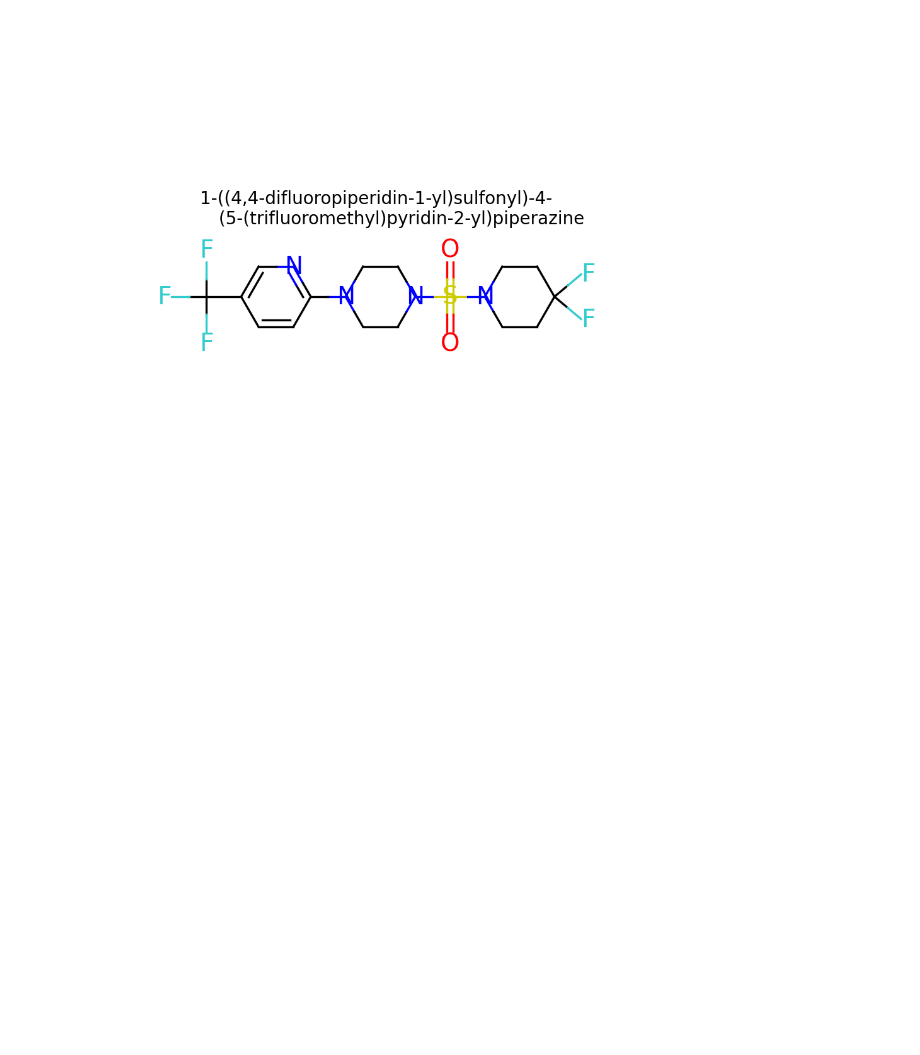
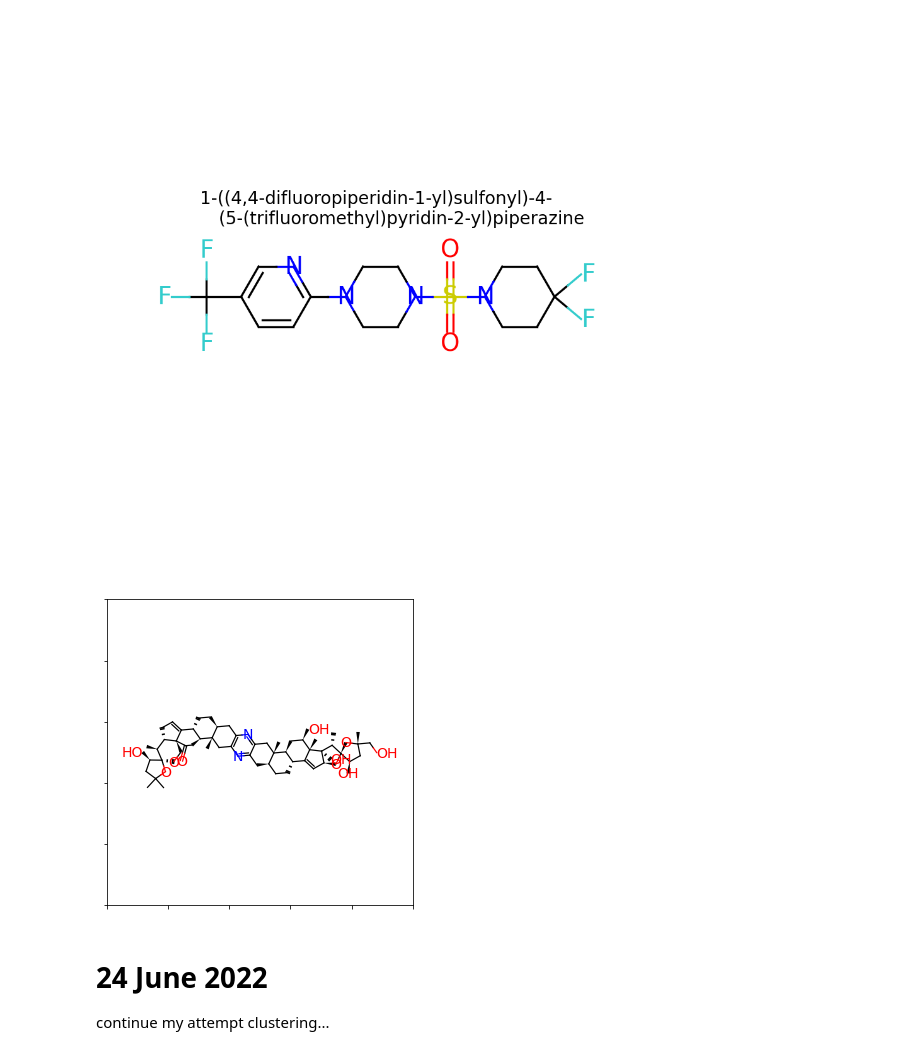
Before and after one commit to xh313/compchem, a Jupyter notebook: ChemOnPythonExplorations.ipynb, the cells around one changed output. Drawn from its saved outputs; the diff is of its cells as text; code cells hidden in the pictures; blank space fills up the shorter version.

```diff
--- a/ChemOnPythonExplorations.ipynb
+++ b/ChemOnPythonExplorations.ipynb
@@ -577,3 +576,14 @@ plt.text(0.5, 0.7,
 plt.show()
 # %% [output]
 [figure]
+# %%
+what = Chem.MolFromSmiles('CC(C)(O1)C[C@@H](O)[C@@]1(O2)[C@@H](C)[C@@H]3CC=C4[C@]3(C2)C(=O)C[C@H]5[C@H]4CC[C@@H](C6)[C@]5(C)Cc(n7)c6nc(C[C@@]89(C))c7C[C@@H]8CC[C@@H]%10[C@@H]9C[C@@H](O)[C@@]%11(C)C%10=C[C@H](O%12)[C@]%11(O)[C@H](C)[C@]%12(O%13)[C@H](O)C[C@@]%13(C)CO')
+fig = Draw.MolToMPL(what,
+                    size=(170,170)
+                    )  # MPL figure object
+# %% [output]
+[figure, added]
+# %% [markdown]
+# 24 June 2022
+
+continue my attempt clustering...
```
Also changed, not shown: parts of 14 cells of this notebook.
